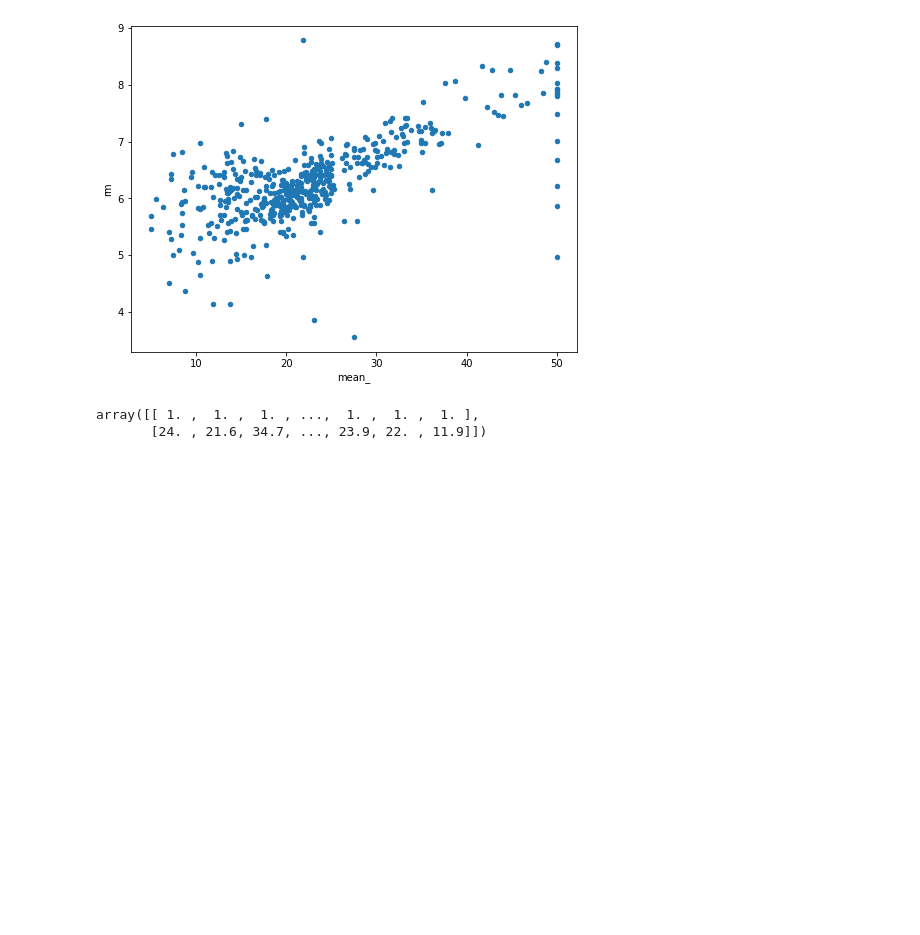
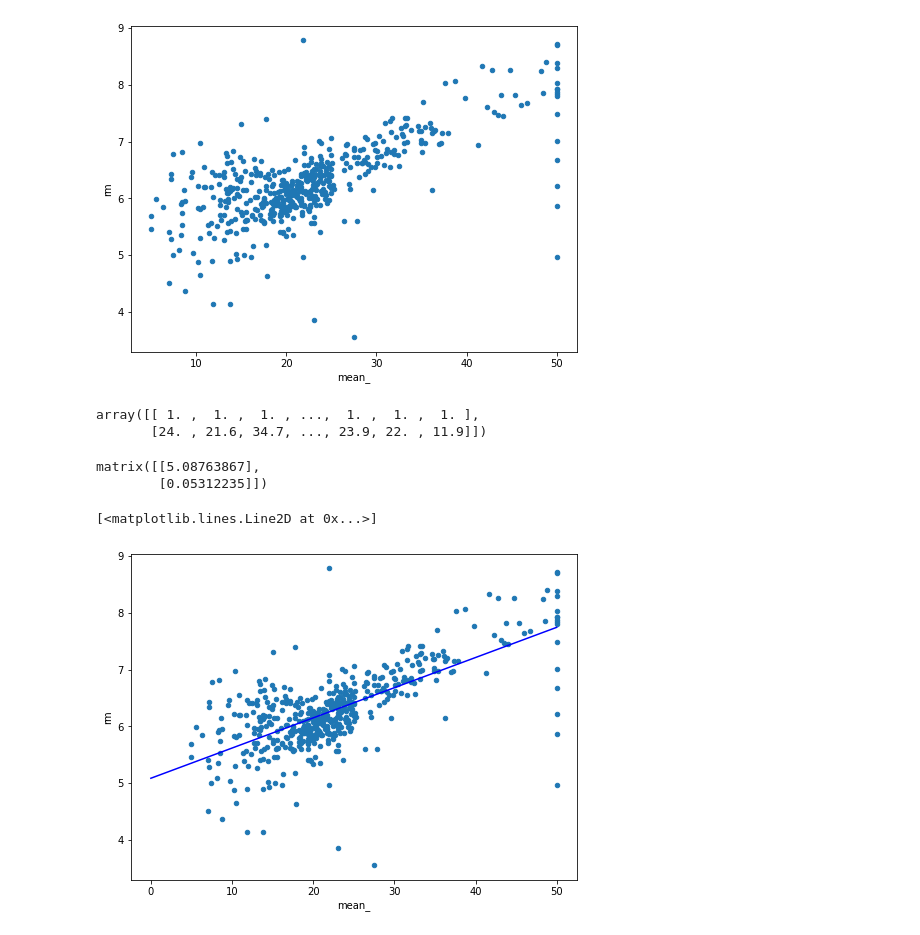
Before and after one commit to hernansalinas/Curso_aprendizaje_estadistico, a Jupyter notebook: Tareas/Restrepo-9709/Laboratorio_5.ipynb, the cells around one changed output. Saved outputs shown, nothing was run; the diff lists cells and outputs as text; code cells hidden in the pictures; blank space fills up the shorter version.

```diff
--- a/Tareas/Restrepo-9709/Laboratorio_5.ipynb
+++ b/Tareas/Restrepo-9709/Laboratorio_5.ipynb
@@ -92,3 +92,23 @@ X
 # %% [output]
 array([[ 1. ,  1. ,  1. , ...,  1. ,  1. ,  1. ],
        [24. , 21.6, 34.7, ..., 23.9, 22. , 11.9]])
+# %%
+# Valores de entrenamiento
+Y = np.array(df["rm"])
+# %%
+xx = np.matrix(np.transpose(X))
+yy = np.matrix(Y)
+# %%
+theta = ((xx.T@xx).I)@xx.T@yy.T
+theta
+# %% [output]
+matrix([[5.08763867],
+        [0.05312235]])
+# %%
+theta = np.array(theta).flatten()
+x = np.linspace(0, 50, 100)
+df.plot.scatter(x="mean_", y="rm", figsize=(8,6))
+plt.plot(x,theta[0]+theta[1]*x, "b-")
+# %% [output]
+[<matplotlib.lines.Line2D at 0x...>]
+[figure, added]
```
Also changed, not shown: parts of 2 cells of this notebook, 4 other files.
